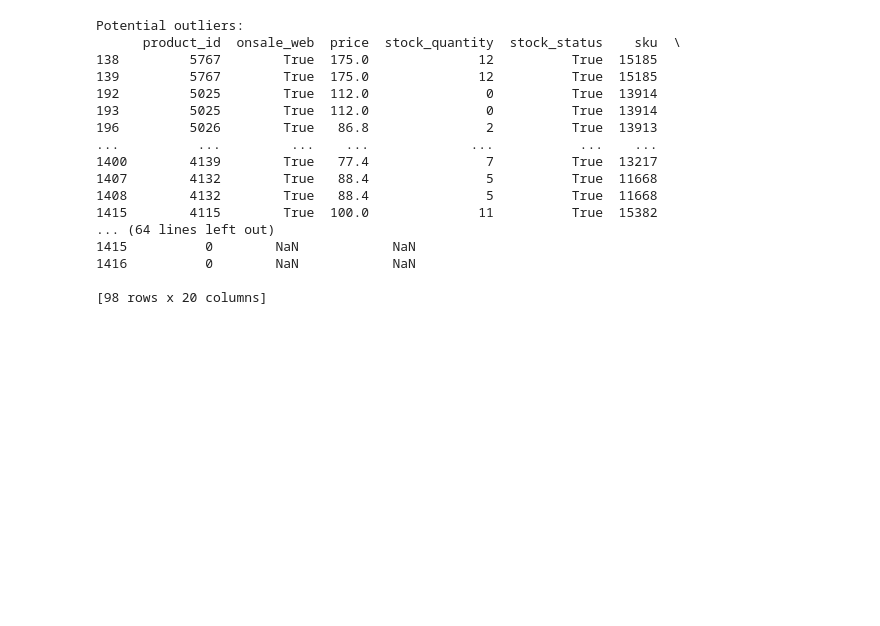
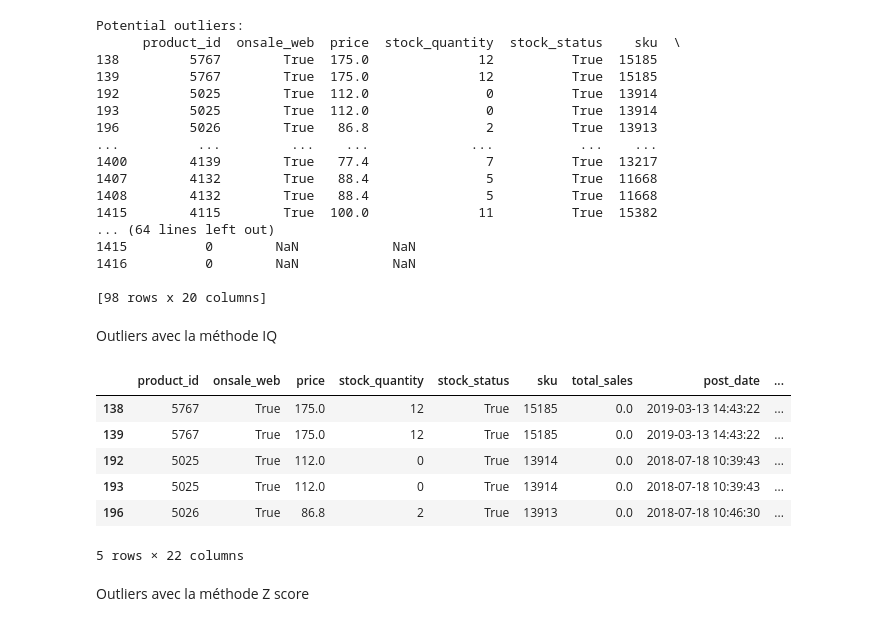
Before and after one commit to Idolrice/projet_6_OC, a Jupyter notebook: notebooks/02-analyze.ipynb, the cells around one changed output. Cells and saved outputs as stored; diff of their text form; code cells hidden in the pictures; blank space fills up the shorter version.

```diff
--- a/notebooks/02-analyze.ipynb
+++ b/notebooks/02-analyze.ipynb
@@ -362,0 +300,28 @@ COMMENT ???? peut me prouver que c'est valeur atypiques OU abhérentes ?????????
+# %% [markdown]
+Outliers avec la méthode IQ
+# %%
+# Calcul des quartiles
+Q1 = allin_for_analyze['price'].quantile(0.25)
+Q3 = allin_for_analyze['price'].quantile(0.75)
+
+# Calcul IQR
+IQR = Q3 - Q1
+
+# Déterminer les limites pour les outliers
+lower_limit = Q1 - 1.5 * IQR
+upper_limit = Q3 + 1.5 * IQR
+
+# Identification des outliers
+outliers_IQR = allin_for_analyze[(allin_for_analyze['price'] < lower_limit) | (allin_for_analyze['price'] > upper_limit)]
+# %%
+outliers_IQR.head()
+# %% [output]
+|  | product_id | onsale_web | price | stock_quantity | stock_status | sku | total_sales | post_date | ... |
+| 138 | 5767 | True | 175.0 | 12 | True | 15185 | 0.0 | 2019-03-13 14:43:22 | ... |
+| 139 | 5767 | True | 175.0 | 12 | True | 15185 | 0.0 | 2019-03-13 14:43:22 | ... |
+| 192 | 5025 | True | 112.0 | 0 | True | 13914 | 0.0 | 2018-07-18 10:39:43 | ... |
+| 193 | 5025 | True | 112.0 | 0 | True | 13914 | 0.0 | 2018-07-18 10:39:43 | ... |
+| 196 | 5026 | True | 86.8 | 2 | True | 13913 | 0.0 | 2018-07-18 10:46:30 | ... |
+5 rows × 22 columns
+# %% [markdown]
+Outliers avec la méthode Z score
```
Also changed, not shown: parts of 26 cells of this notebook, 1 other file.
